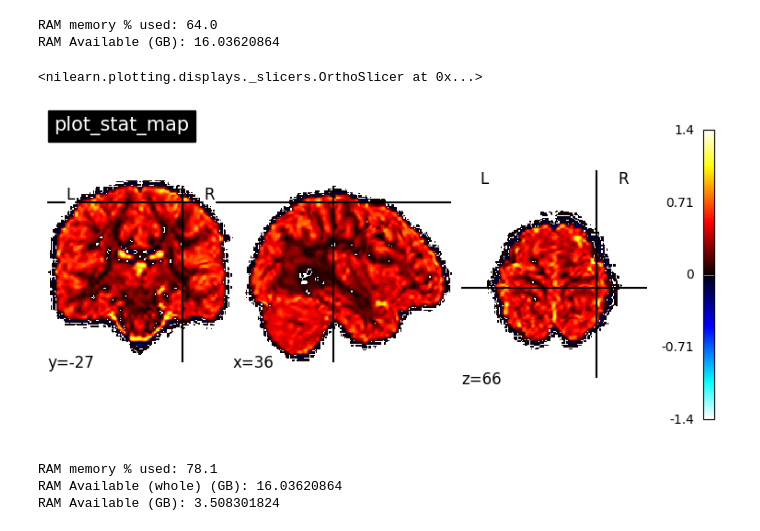
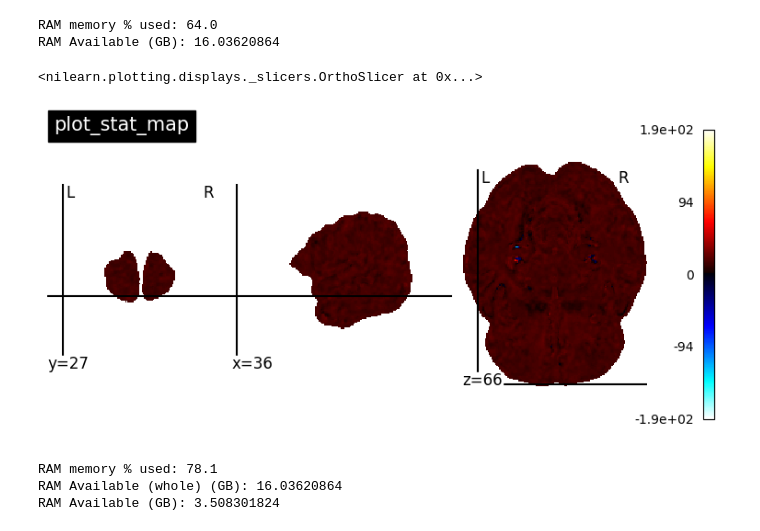
Before and after one commit to CPernet/Brain2BehaviourDecoder, a Jupyter notebook: code/testing.ipynb, the cells around one changed output. Saved outputs shown, nothing was run; the diff lists cells and outputs as text; code cells hidden in the pictures.

Commit message:
created real world data working approach

```diff
--- a/code/testing.ipynb
+++ b/code/testing.ipynb
@@ -63,13 +71,15 @@ a = nilearn.image.load_img("../BIDS_derivatives/test_data/sub-56556_acq-MB2_MNI1
 b = nilearn.image.load_img("../BIDS_derivatives/test_data/sub-56556_acq-MB2_MNI152NLin2009cAsym_desc-preproc_desc-ICVF_NODDI.nii")
 c = nilearn.image.load_img("../BIDS_derivatives/test_data/sub-56556_acq-MB2_MNI152NLin2009cAsym_desc-preproc_desc-ISOVF_NODDI.nii")
 d = nilearn.image.load_img("../BIDS_derivatives/test_data/highres001_BrainExtractionBrain_trans_prob_1_trans.nii")
+e = nilearn.image.load_img("../Figures/real_betas_ols_float32_run_filtering_ols_False_IDS-SR10_0_to_30.nii")
 # %%
+e_3d = image.index_img(e, 0)
 plotting.plot_stat_map(
-    a, bg_img=None,title="plot_stat_map", cut_coords=[36, -27, 66], threshold=1e-2
+    e_3d,  bg_img=None,title="plot_stat_map", cut_coords=[36, 27, 66], threshold=1e-2
 )
 # %% [output]
 <nilearn.plotting.displays._slicers.OrthoSlicer at 0x...>
-[figure, old version]
+[figure, new version]
 # %%
 # Constants
 m = 193*193*229 // 12  # Number of models
```
Also changed, not shown: parts of 13 cells of this notebook, 9 other files.
